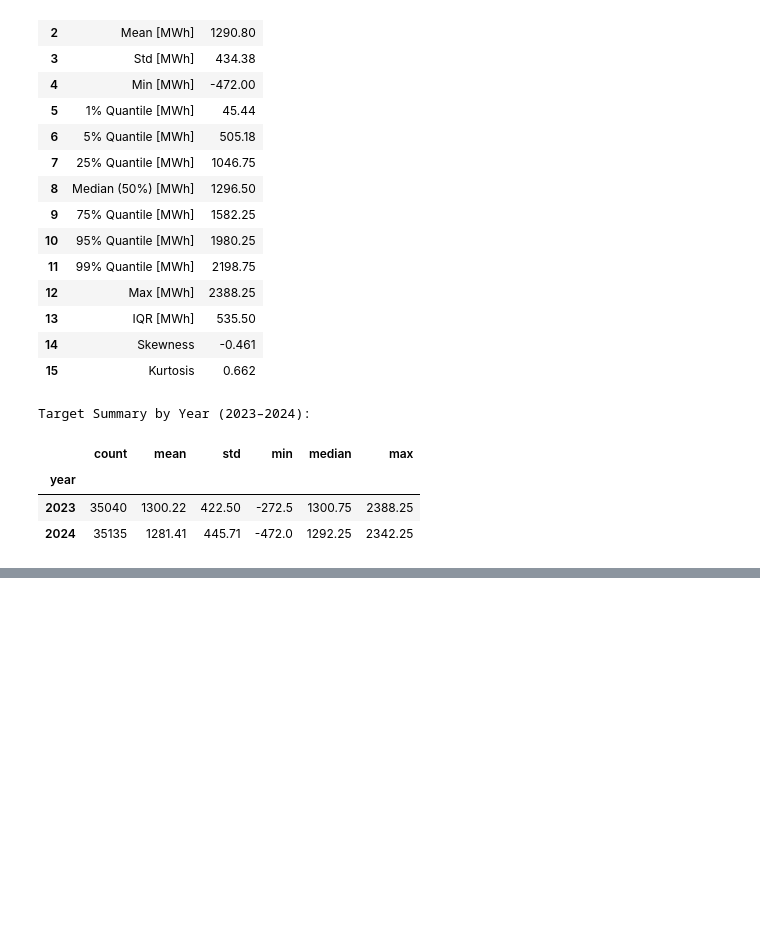
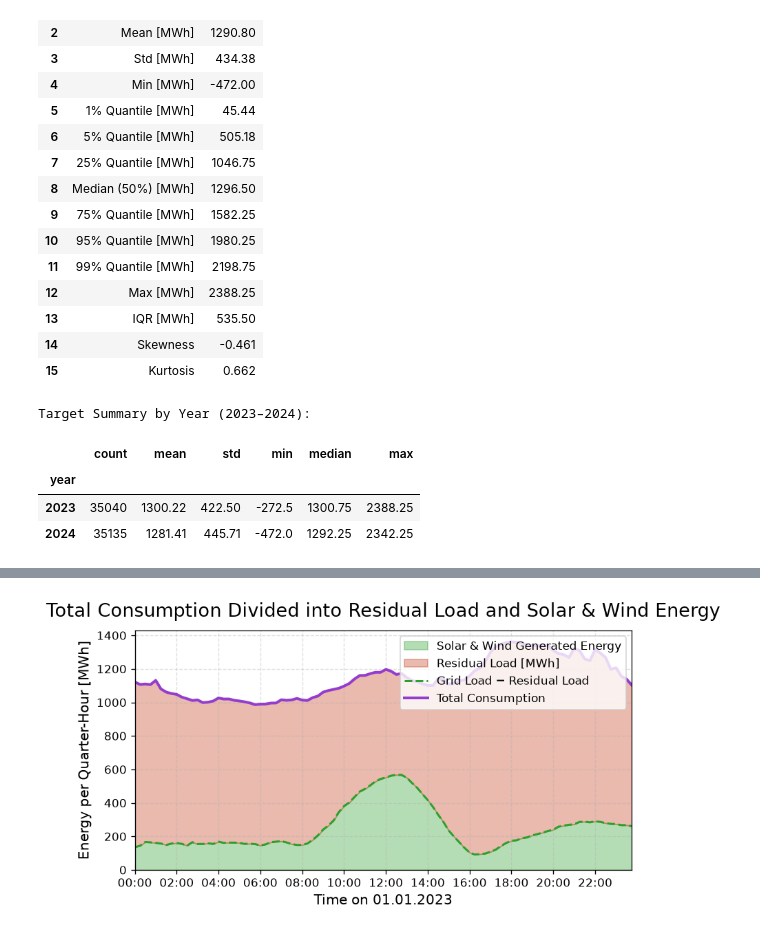
Before and after one commit to nghhai0421/Energy-Forecasting, a Jupyter notebook: preprocessing/exploration.ipynb, the cells around one changed output, grey strips where cells are left out. Saved outputs shown, nothing was run; the diff lists cells and outputs as text; code cells hidden in the pictures; blank space fills up the shorter version.

Commit message:
Added forecasted consumption and user guide to datasets Added graph to distinguish between grid load and residual load changed ARIMA

```diff
--- a/preprocessing/exploration.ipynb
+++ b/preprocessing/exploration.ipynb
@@ -581,0 +588,63 @@ Target Summary by Year (2023–2024):
+# %%
+day_mask = cons_coerced["Start date"].dt.date == pd.Timestamp("2023-01-01").date()
+df_day = cons_coerced.loc[day_mask, ["Start date", "grid load [MWh]", "Residual load [MWh]"]].copy()
+df_day["Solar & Wind Generation [MWh]"] = df_day["grid load [MWh]"] - df_day["Residual load [MWh]"]
+
+ts_day = df_day["Start date"]
+total_load = df_day["grid load [MWh]"]
+solar_wind = df_day["Solar & Wind Generation [MWh]"]
+
+fig, ax = plt.subplots(figsize=(7, 4), dpi=120)
+
+# Bottom filled area: 0 -> (grid load - residual load) = Solar & Wind generated energy
+ax.fill_between(
+    ts_day,
+    0,
+    solar_wind,
+    color="#2ca02c",
+    alpha=0.35,
+    label="Solar & Wind Generated Energy",
+)
+
+# Top filled area: (grid load - residual load) -> grid load = Residual load
+ax.fill_between(
+    ts_day,
+    solar_wind,
+    total_load,
+    color="#c13b16",
+    alpha=0.35,
+    label="Residual Load [MWh]",
+)
+
+# Dividing line: Grid load - Residual load (Solar & Wind generation)
+ax.plot(
+    ts_day,
+    solar_wind,
+    color="#2ca02c",
+    linewidth=1.8,
+    linestyle="--",
+    label="Grid Load − Residual Load",
+)
+
+# Top boundary line: Total consumption (Grid load)
+ax.plot(
+    ts_day,
+    total_load,
+    color="#943cce",
+    linewidth=2.4,
+    label="Total Consumption",
+)
+
+ax.set_title("Total Consumption Divided into Residual Load and Solar & Wind Energy", fontsize=16, pad=12)
+ax.set_xlabel("Time on 01.01.2023",fontsize=12)
+ax.set_ylabel("Energy per Quarter-Hour [MWh]",fontsize=12)
+ax.xaxis.set_major_formatter(mdates.DateFormatter("%H:%M"))
+ax.xaxis.set_major_locator(mdates.HourLocator(interval=2))
+ax.set_xlim(ts_day.min(), ts_day.max())
+ax.set_ylim(bottom=0)
+ax.grid(True, linestyle="--", alpha=0.4)
+ax.legend(loc="upper right", frameon=True,fontsize=10)
+fig.tight_layout()
+plt.show()
+# %% [output]
+[figure, added]
```
Also changed, not shown: parts of 2 cells of this notebook, 6 other files.
